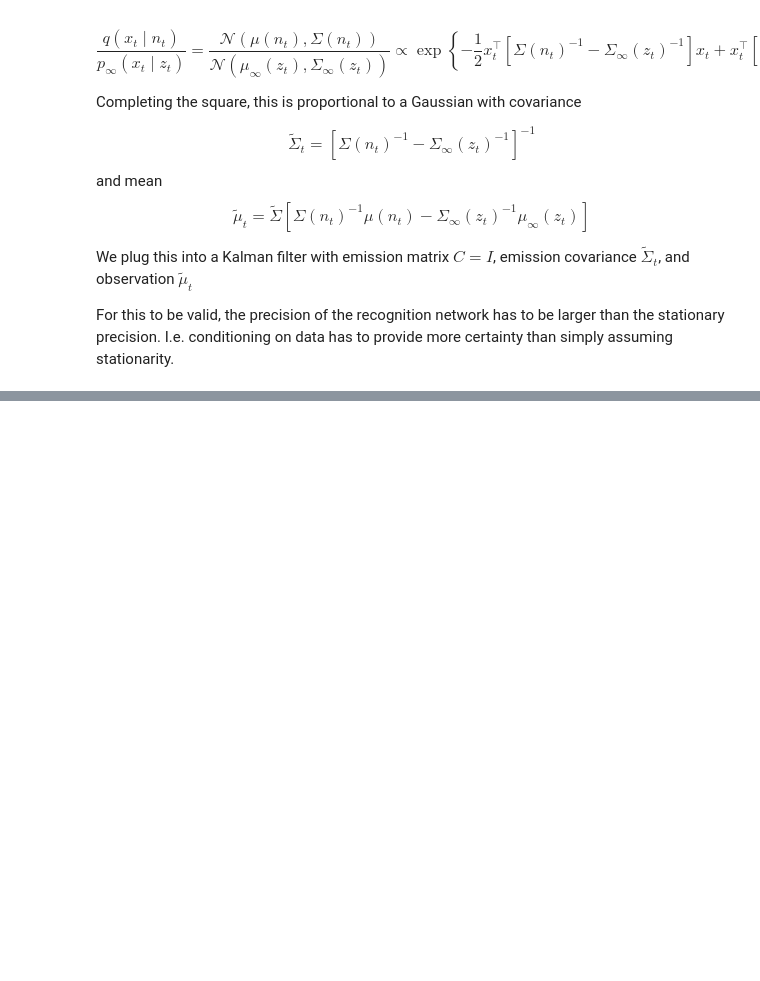
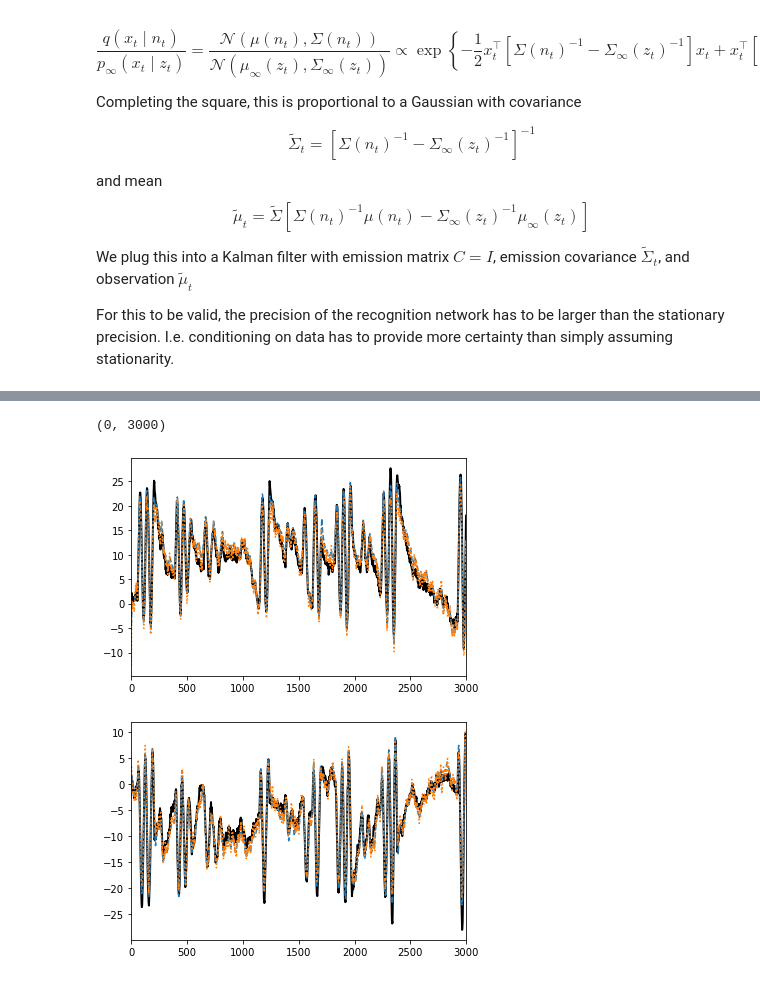
Before and after one commit to themattinthehatt/behavenet, a Jupyter notebook: behavenet/analyses/notebooks/bayesian_decoder.ipynb, the cells around one changed output, grey strips where cells are left out. Drawn from its saved outputs; the diff is of its cells as text; code cells hidden in the pictures; blank space fills up the shorter version.

```diff
--- a/behavenet/analyses/notebooks/bayesian_decoder.ipynb
+++ b/behavenet/analyses/notebooks/bayesian_decoder.ipynb
@@ -340,0 +435,26 @@ plt.xlim(0, 2000)
+# %%
+n_iter = 100
+
+from ssm.stats import multivariate_normal_logpdf
+
+# Initialize q(z) with just the learned recognition potential
+z_potential = log_qz - np.log(pz_infty)
+Ez, _, _ = hmm_expected_states(np.log(pz_infty), np.log(P)[None, :, :], z_potential)
+
+for i in range(n_iter):
+    # compute the expected value of x given z and the observation potential
+    _, Ex, _, _ = info_E_step(
+        *_info_params(mu0, Sigma0, As, bs, Qs,
+                      q_mu_x, q_Sigma_x, Sigma_infty, mu_infty, Ez)
+    )
+
+    # Update z, now including the dynamics potential
+    # TODO: Should really include the covariance of x in this update too
+    z_dyn_potential = np.column_stack(
+        [multivariate_normal_logpdf(Ex[1:], Ex[:-1] @ A.T + b, Q)
+         for A, b, Q in zip(As, bs, Qs)])
+    z_dyn_potential = np.row_stack((np.zeros(K), z_dyn_potential))
+    z_potential = log_qz - np.log(pz_infty) + z_dyn_potential
+    Ez, _, _ = hmm_expected_states(np.log(pz_infty), np.log(P)[None, :, :], z_potential)
+
+    print("MSE: ", np.mean((Ex - xs)**2))
@@ -340,0 +479,16 @@ plt.xlim(0, 2000)
+# %%
+plt.figure()
+plt.plot(xs[:, 0], '-k', lw=2)
+plt.plot(Ex[:, 0], '--')
+plt.plot(q_mu_x[:, 0], ':')
+plt.xlim(0, 3000)
+
+plt.figure()
+plt.plot(xs[:, 1], '-k', lw=2)
+plt.plot(Ex[:, 1], '--')
+plt.plot(q_mu_x[:, 1], ':')
+plt.xlim(0, 3000)
+# %% [output]
+(0, 3000)
+[figure, added]
+[figure, added]
```
Also changed, not shown: parts of 12 cells of this notebook.
